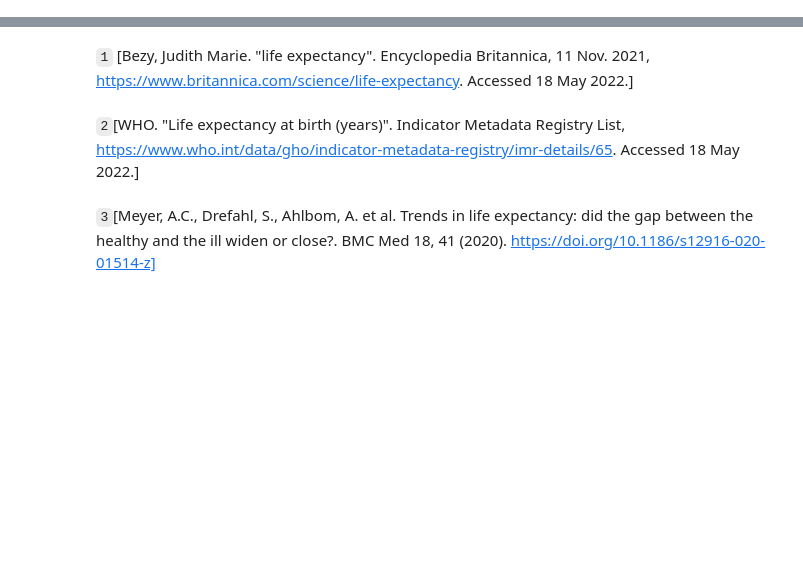
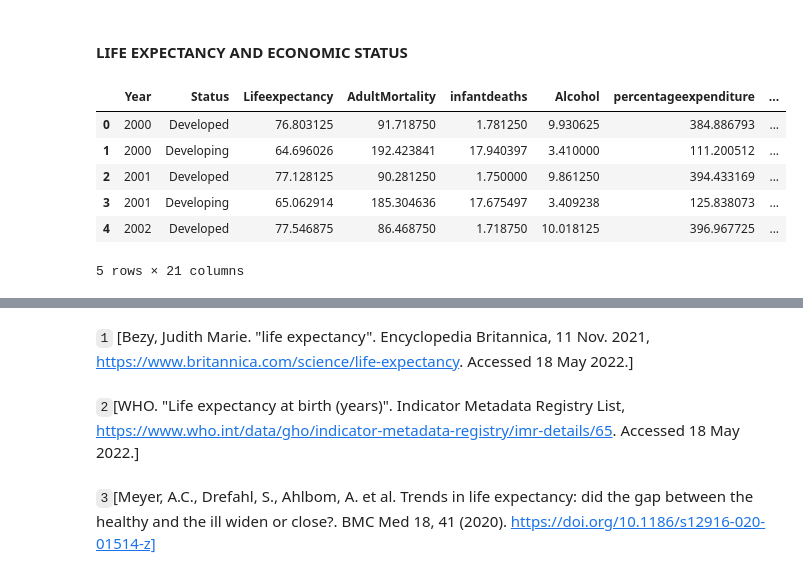
Before and after one commit to Swintabel/Life_expectancy, a Jupyter notebook: lifeexpectancy.ipynb, the cells around one changed output, grey strips where cells are left out. Cells and saved outputs as stored; diff of their text form; code cells hidden in the pictures; blank space fills up the shorter version.

```diff
--- a/lifeexpectancy.ipynb
+++ b/lifeexpectancy.ipynb
@@ -54,0 +58,2 @@ As a data science problem, the relevance of results depends on the quality of th
+# %% [markdown]
+#### LIFE EXPECTANCY AND ECONOMIC STATUS
@@ -54,0 +62,10 @@ As a data science problem, the relevance of results depends on the quality of th
+# %%
+led_group.head()
+# %% [output]
+|  | Year | Status | Lifeexpectancy | AdultMortality | infantdeaths | Alcohol | percentageexpenditure | ... |
+| 0 | 2000 | Developed | 76.803125 | 91.718750 | 1.781250 | 9.930625 | 384.886793 | ... |
+| 1 | 2000 | Developing | 64.696026 | 192.423841 | 17.940397 | 3.410000 | 111.200512 | ... |
+| 2 | 2001 | Developed | 77.128125 | 90.281250 | 1.750000 | 9.861250 | 394.433169 | ... |
+| 3 | 2001 | Developing | 65.062914 | 185.304636 | 17.675497 | 3.409238 | 125.838073 | ... |
+| 4 | 2002 | Developed | 77.546875 | 86.468750 | 1.718750 | 10.018125 | 396.967725 | ... |
+5 rows × 21 columns
```
Also changed, not shown: parts of 11 cells of this notebook, 2 other files.
